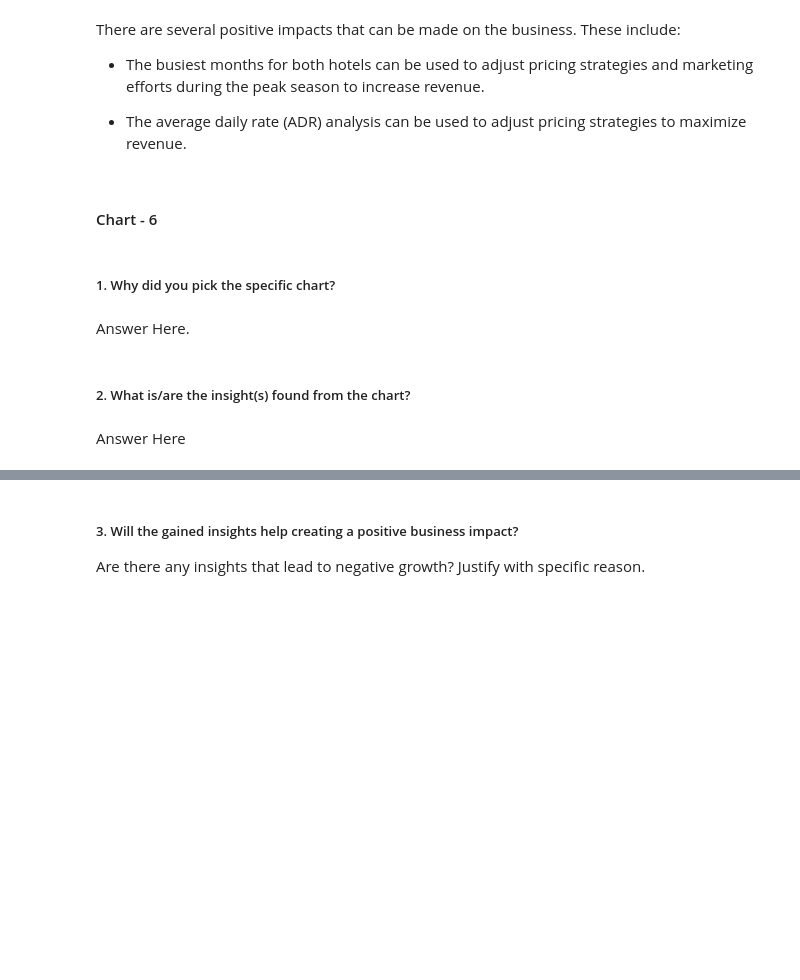
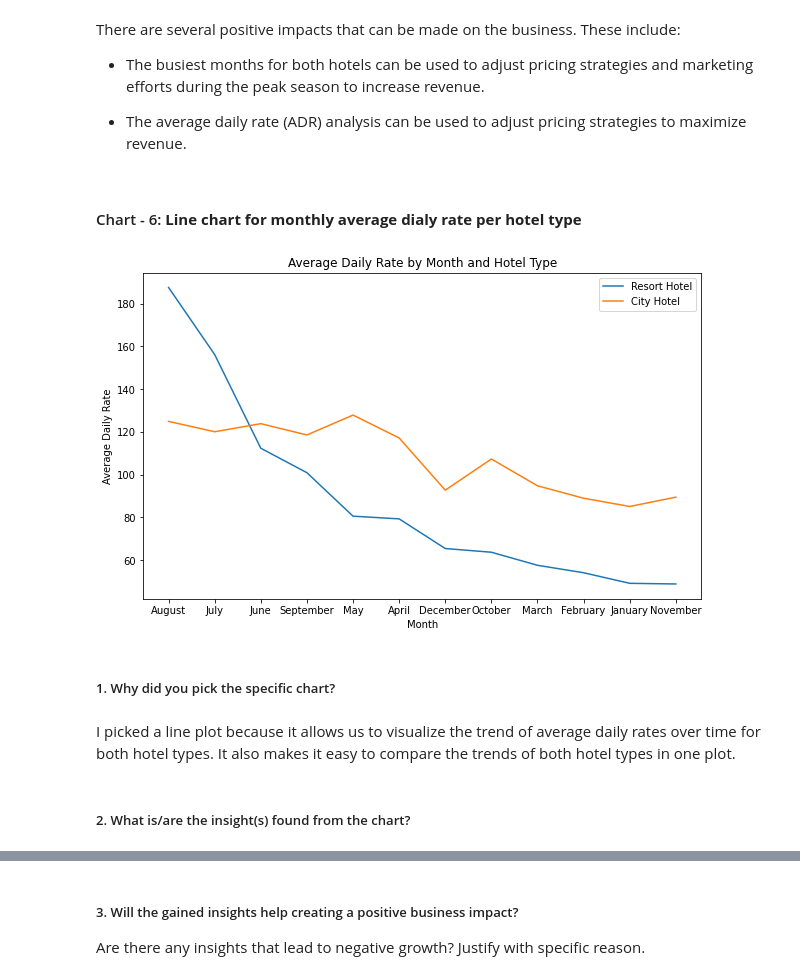
Before and after one commit to Sourabh3054/SAURABH1234, a Jupyter notebook: Copy_of_Sample_EDA_Submission_Template.ipynb, the cells around one changed output, grey strips where cells are left out. Drawn from its saved outputs; the diff is of its cells as text; code cells hidden in the pictures; blank space fills up the shorter version.

```diff
--- a/Copy_of_Sample_EDA_Submission_Template.ipynb
+++ b/Copy_of_Sample_EDA_Submission_Template.ipynb
@@ -963,5 +963,3 @@ There are several positive impacts that can be made on the business. These inclu
 - The busiest months for both hotels can be used to adjust pricing strategies and marketing efforts during the peak season to increase revenue.
 
 - The average daily rate (ADR) analysis can be used to adjust pricing strategies to maximize revenue.
-# %% [markdown]
-#### Chart - 6
@@ -970,8 +966,21 @@ There are several positive impacts that can be made on the business. These inclu
+# %% [markdown]
+#### Chart - 6: **Line chart for monthly average dialy rate per hotel type**
+# %%
+# Chart - 6 visualization code
+plt.figure(figsize=(10, 6)) # Setting the figure size
+sns.lineplot(x="arrival_date_month", y="average_daily_rate", data=daily_rates[daily_rates["hotel"] == "Resort Hotel"], label="Resort Hotel") # Line plot for city hotel
+sns.lineplot(x="arrival_date_month", y="average_daily_rate", data=daily_rates[daily_rates["hotel"] == "City Hotel"], label="City Hotel") # Line plot for resort hotel
+plt.title("Average Daily Rate by Month and Hotel Type") # Title of the chart
+plt.xlabel("Month") # setting x label
+plt.ylabel("Average Daily Rate") # setting y label
+plt.legend() # Setting legend
+plt.show()
+# %% [output]
+[figure, added]
 # %% [markdown]
 ##### 1. Why did you pick the specific chart?
-# %% [markdown]
-Answer Here.
+# %% [markdown]
+
+I picked a line plot because it allows us to visualize the trend of average daily rates over time for both hotel types. It also makes it easy to compare the trends of both hotel types in one plot.
 # %% [markdown]
 ##### 2. What is/are the insight(s) found from the chart?
-# %% [markdown]
-Answer Here
```
Also changed, not shown: parts of 25 cells of this notebook.
